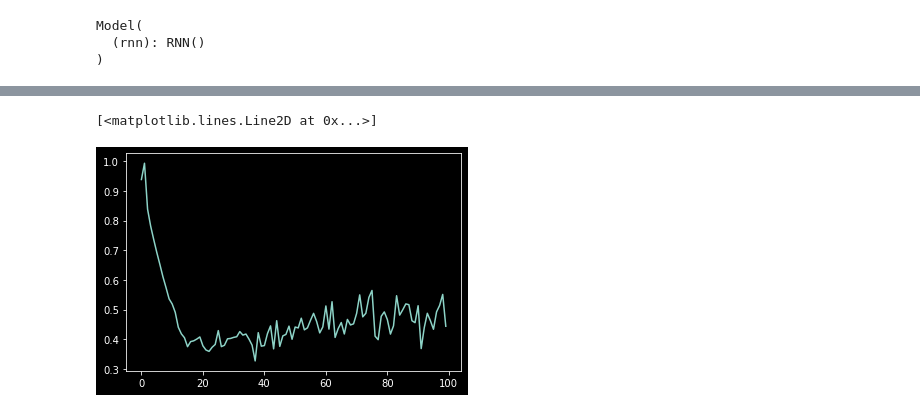
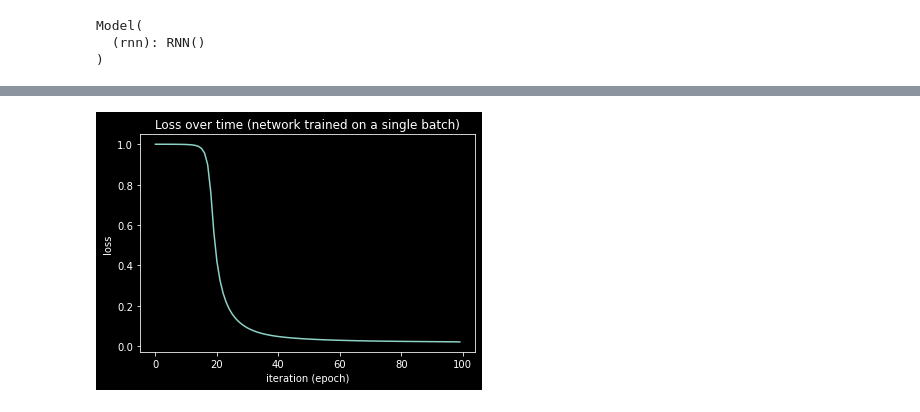
Before and after one commit to nguyen-td/Low-rank-RNN, a Jupyter notebook: dm_project.ipynb, the cells around one changed output, grey strips where cells are left out. Cells and saved outputs as stored; diff of their text form; code cells hidden in the pictures.

Commit message:
training only on a single batch

```diff
--- a/dm_project.ipynb
+++ b/dm_project.ipynb
@@ -82,7 +82,7 @@ class RNN(nn.Module):
         m = torch.Tensor(hidden_size)
         n = torch.Tensor(hidden_size)
         self.m = nn.Parameter(m)
-        self.n = torch.Tensor(n)
+        self.n = nn.Parameter(n)
 
         # Initialization.
         self.m = nn.Parameter(torch.normal(torch.zeros(hidden_size), torch.ones(hidden_size)).reshape(hidden_size, input_size))
@@ -116,7 +116,7 @@ class Model(nn.Module):
 # %% [markdown]
 __3. Train a network of size $N = 128$ by minimizing the mean squared error using stochastic gradient descent.__
 # %%
-def train_network(model, U, y, input_size, hidden_size, t_steps, n_epochs=100, lr=5e-3):
+def train_network(model, U, y, input_size, hidden_size, t_steps, n_epochs=100, lr=5e-3, single_batch=False):
     batch_size = U.shape[0]
     time_steps = U.shape[1]
     n_last_steps = 15
@@ -125,6 +125,9 @@ def train_network(model, U, y, input_size, hidden_size, t_steps, n_epochs=100, l
 
     x = torch.normal(torch.zeros(hidden_size), torch.ones(hidden_size)).reshape(hidden_size, input_size)
     optimizer = torch.optim.Adam(model.parameters(), lr=lr)
+
+    if single_batch:
+        batch_size = 1  # train the network on a single batch -> overfitting
 
     for epoch in range(1, n_epochs+1):
         epoch_loss = 0
@@ -145,7 +148,8 @@ def train_network(model, U, y, input_size, hidden_size, t_steps, n_epochs=100, l
 
         loss_log[epoch-1] = epoch_loss / (n_last_steps * batch_size)
         if epoch%10 == 0:
-            print('Epoch: {}/{}.............'.format(epoch, n_epochs))
+            print('Epoch: {}/{}.............'.format(epoch, n_epochs), end=' ')
+            print("Loss: {:.4f}".format(loss_log[epoch-1]))
 
     return loss_log
 # https://stackoverflow.com/questions/48274929/pytorch-runtimeerror-trying-to-backward-through-the-graph-a-second-time-but
@@ -174,5 +178,6 @@ for name, param in model.named_parameters():
     if param.requires_grad:
         assert name in train_params
 # %%
-loss = train_network(model, U, y, input_size, hidden_size, t_steps)
+single_batch = True
+loss = train_network(model, U, y, input_size, hidden_size, t_steps, single_batch=True)
 # %% [output]
@@ -189,5 +194,11 @@ Epoch: 100/100.............
-# %%
-plt.plot(loss.flatten())
-# %% [output]
-[<matplotlib.lines.Line2D at 0x...>]
-[figure, removed]
+# %%
+plt.plot(loss.flatten())
+if single_batch:
+    plt.title('Loss over time (network trained on a single batch)')
+else:
+    plt.title('Loss over time')
+plt.xlabel('iteration (epoch)')
+plt.ylabel('loss')
+plt.show()
+# %% [output]
+[figure, added]
```
Also changed, not shown: parts of 2 cells of this notebook.
